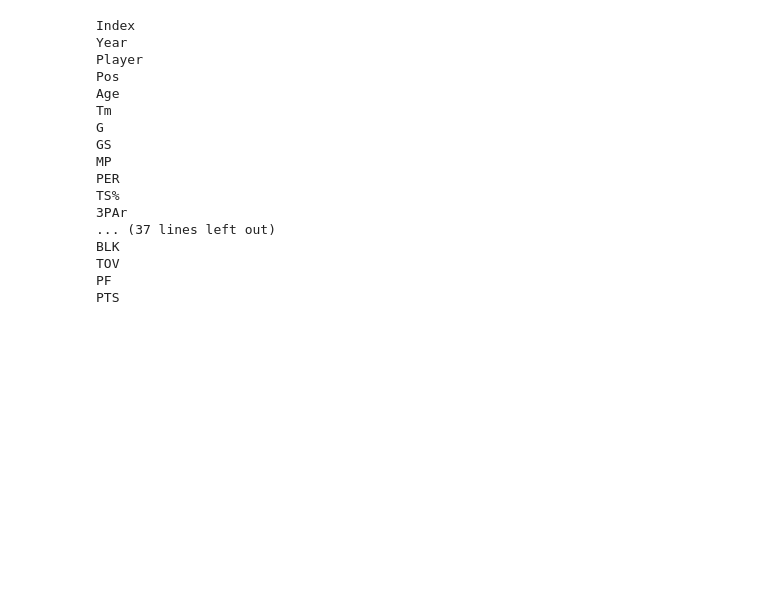
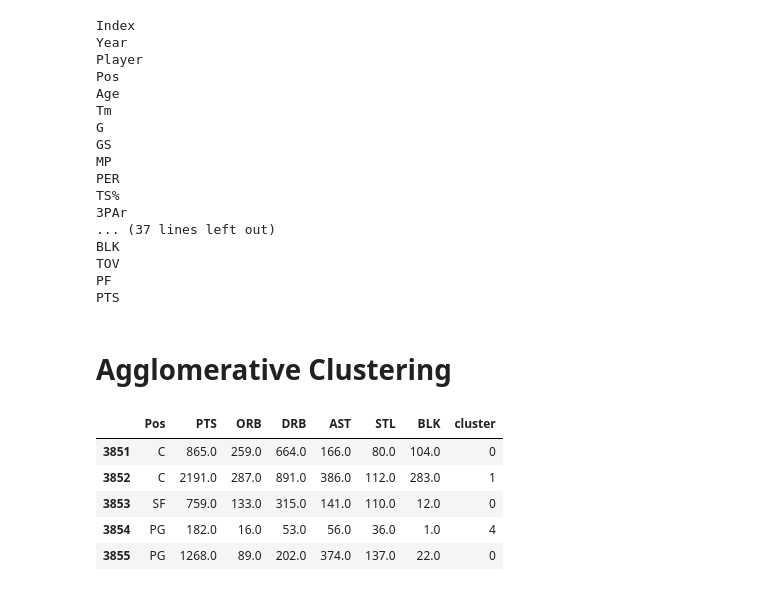
Before and after one commit to shinwookim/NBAPositionify, a Jupyter notebook: main.ipynb, the cells around one changed output. Saved outputs shown, nothing was run; the diff lists cells and outputs as text; code cells hidden in the pictures; blank space fills up the shorter version.

```diff
--- a/main.ipynb
+++ b/main.ipynb
@@ -244,0 +227,21 @@ PTS
+# %% [markdown]
+# Agglomerative Clustering
+# %%
+from sklearn.cluster import AgglomerativeClustering
+
+agglomerative_stats = stats[["PTS", "ORB", "DRB", "AST", "STL", "BLK"]].dropna()
+
+agglomerative_stats_1 = agglomerative_stats.copy()
+agglomerative_clustering = AgglomerativeClustering(n_clusters=5)
+agglomerative_clustering.fit(agglomerative_stats_1)
+
+agglomerative_stats_1["cluster"] = agglomerative_clustering.labels_
+agglomerative_stats_1.insert(0, "Pos", stats["Pos"])
+agglomerative_stats_1.head()
+# %% [output]
+|  | Pos | PTS | ORB | DRB | AST | STL | BLK | cluster |
+| 3851 | C | 865.0 | 259.0 | 664.0 | 166.0 | 80.0 | 104.0 | 0 |
+| 3852 | C | 2191.0 | 287.0 | 891.0 | 386.0 | 112.0 | 283.0 | 1 |
+| 3853 | SF | 759.0 | 133.0 | 315.0 | 141.0 | 110.0 | 12.0 | 0 |
+| 3854 | PG | 182.0 | 16.0 | 53.0 | 56.0 | 36.0 | 1.0 | 4 |
+| 3855 | PG | 1268.0 | 89.0 | 202.0 | 374.0 | 137.0 | 22.0 | 0 |
```
Also changed, not shown: parts of 14 cells of this notebook.
